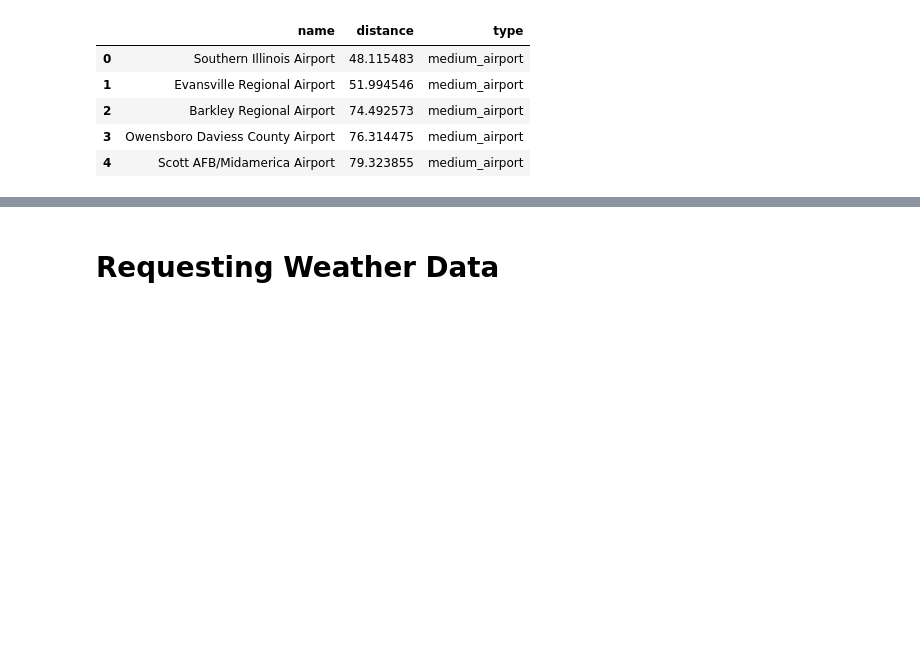
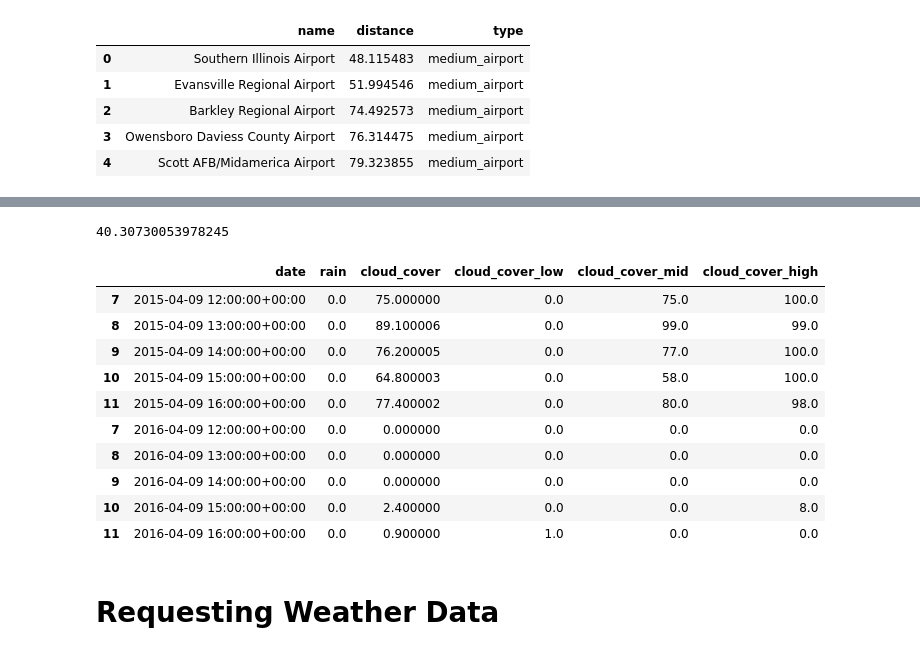
Before and after one commit to hasi03/Solar-Eclipse-Best-Location-Finder, a Jupyter notebook: weather.ipynb, the cells around one changed output, grey strips where cells are left out. Cells and saved outputs as stored; diff of their text form; code cells hidden in the pictures; blank space fills up the shorter version.

```diff
--- a/weather.ipynb
+++ b/weather.ipynb
@@ -121,3 +144,26 @@ plt.show()
+# %%
+hours = np.arange(12, 17)
+max_cloud(all_data, hours, 2019)
+# %% [output]
+40.30730053978245
+# %%
+B = np.arange(12, 17)
+df = all_data
+df['date'] = pd.to_datetime(df['date'], format='%Y:%m:%d:%H:%M')
+filtered_df = df[(df['date'].dt.hour.isin(B) & (df['date'].dt.year>=2015))]
+filtered_df.head(10)
+# %% [output]
+|  | date | rain | cloud_cover | cloud_cover_low | cloud_cover_mid | cloud_cover_high |
+| 7 | 2015-04-09 12:00:00+00:00 | 0.0 | 75.000000 | 0.0 | 75.0 | 100.0 |
+| 8 | 2015-04-09 13:00:00+00:00 | 0.0 | 89.100006 | 0.0 | 99.0 | 99.0 |
+| 9 | 2015-04-09 14:00:00+00:00 | 0.0 | 76.200005 | 0.0 | 77.0 | 100.0 |
+| 10 | 2015-04-09 15:00:00+00:00 | 0.0 | 64.800003 | 0.0 | 58.0 | 100.0 |
+| 11 | 2015-04-09 16:00:00+00:00 | 0.0 | 77.400002 | 0.0 | 80.0 | 98.0 |
+| 7 | 2016-04-09 12:00:00+00:00 | 0.0 | 0.000000 | 0.0 | 0.0 | 0.0 |
+| 8 | 2016-04-09 13:00:00+00:00 | 0.0 | 0.000000 | 0.0 | 0.0 | 0.0 |
+| 9 | 2016-04-09 14:00:00+00:00 | 0.0 | 0.000000 | 0.0 | 0.0 | 0.0 |
+| 10 | 2016-04-09 15:00:00+00:00 | 0.0 | 2.400000 | 0.0 | 0.0 | 8.0 |
+| 11 | 2016-04-09 16:00:00+00:00 | 0.0 | 0.900000 | 1.0 | 0.0 | 0.0 |
 # %% [markdown]
 # Requesting Weather Data
 # %% [markdown]
```
Also changed, not shown: parts of 22 cells of this notebook, 7 other files.
